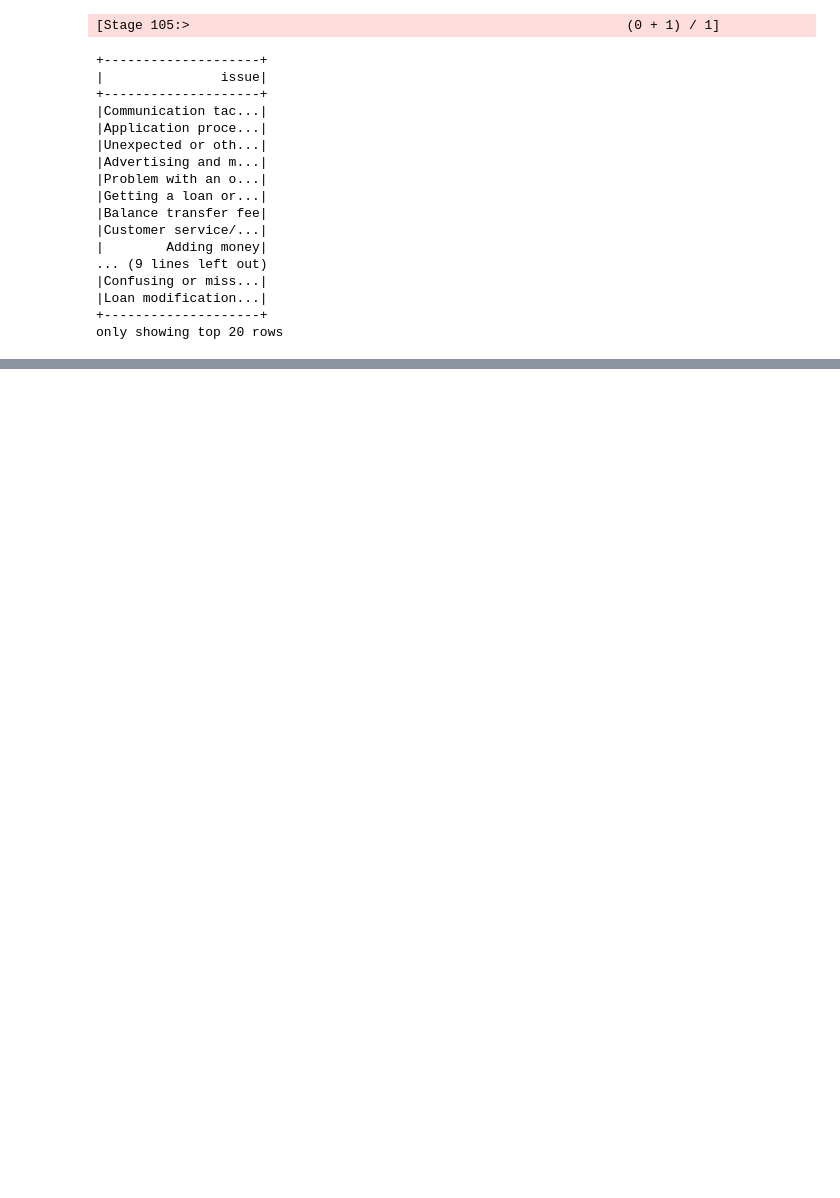
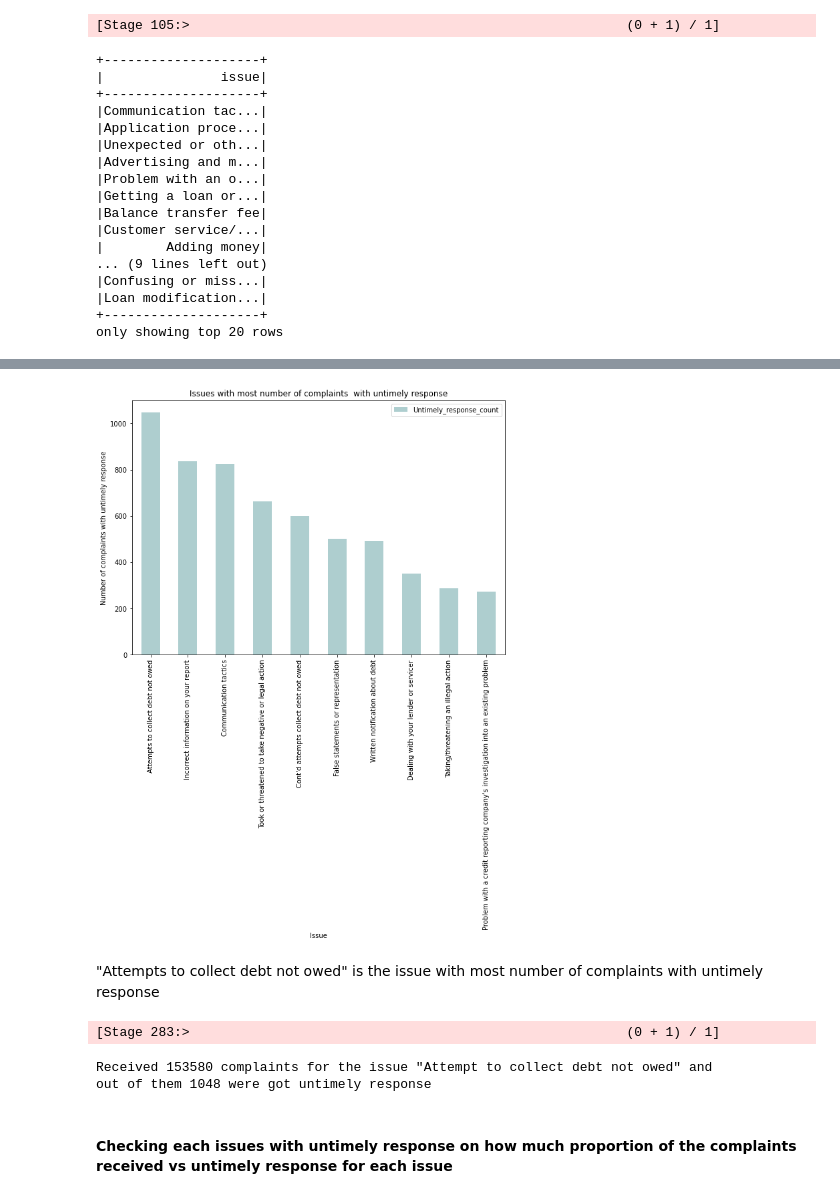
Before and after one commit to iajaykarthick/customer_complaints_analysis, a Jupyter notebook: data_analysis_using_spark.ipynb, the cells around one changed output, grey strips where cells are left out. Cells and saved outputs as stored; diff of their text form; code cells hidden in the pictures; blank space fills up the shorter version.

```diff
--- a/data_analysis_using_spark.ipynb
+++ b/data_analysis_using_spark.ipynb
@@ -666,0 +604,7 @@ complaints_df.groupBy('tags').agg(count("*").alias("complaints_count")).sort(des
+# %%
+issues_with_untimely_response = complaints_df.filter(complaints_df['company_response'] == 'Untimely response') \
+            .groupBy("issue")\
+            .agg(count("*").alias("Untimely_response_count"))\
+            .sort(desc("Untimely_response_count"))
+
+issues_with_untimely_response.show(5, truncate=False)
@@ -666,0 +623,20 @@ complaints_df.groupBy('tags').agg(count("*").alias("complaints_count")).sort(des
+# %%
+pl = issues_with_untimely_response.toPandas().head(10).plot(kind="bar",
+                            x="issue", y="Untimely_response_count",
+                            figsize=(10, 7), alpha=0.5, color="cadetblue")
+pl.set_xlabel("Issue")
+pl.set_ylabel("Number of complaints with untimely response")
+pl.set_title("Issues with most number of complaints  with untimely response")
+plt.show()
+# %% [output]
+[figure, added]
+# %% [markdown]
+"Attempts to collect debt not owed" is the issue with most number of complaints with untimely response
+# %%
+print(f'Received {complaints_df.filter(complaints_df["issue"] == "Attempts to collect debt not owed").count()} complaints for the issue \"Attempt to collect debt not owed\" and\nout of them {complaints_df.filter((complaints_df["issue"] == "Attempts to collect debt not owed") & (complaints_df["company_response"] == "Untimely response")).count()} were got untimely response')
+# %% [output]
+[Stage 283:>                                                        (0 + 1) / 1]
+Received 153580 complaints for the issue "Attempt to collect debt not owed" and
+out of them 1048 were got untimely response
+# %% [markdown]
+#### Checking each issues with untimely response on how much proportion of the complaints received vs untimely response for each issue
```
Also changed, not shown: parts of 43 cells of this notebook, 1 other file.
